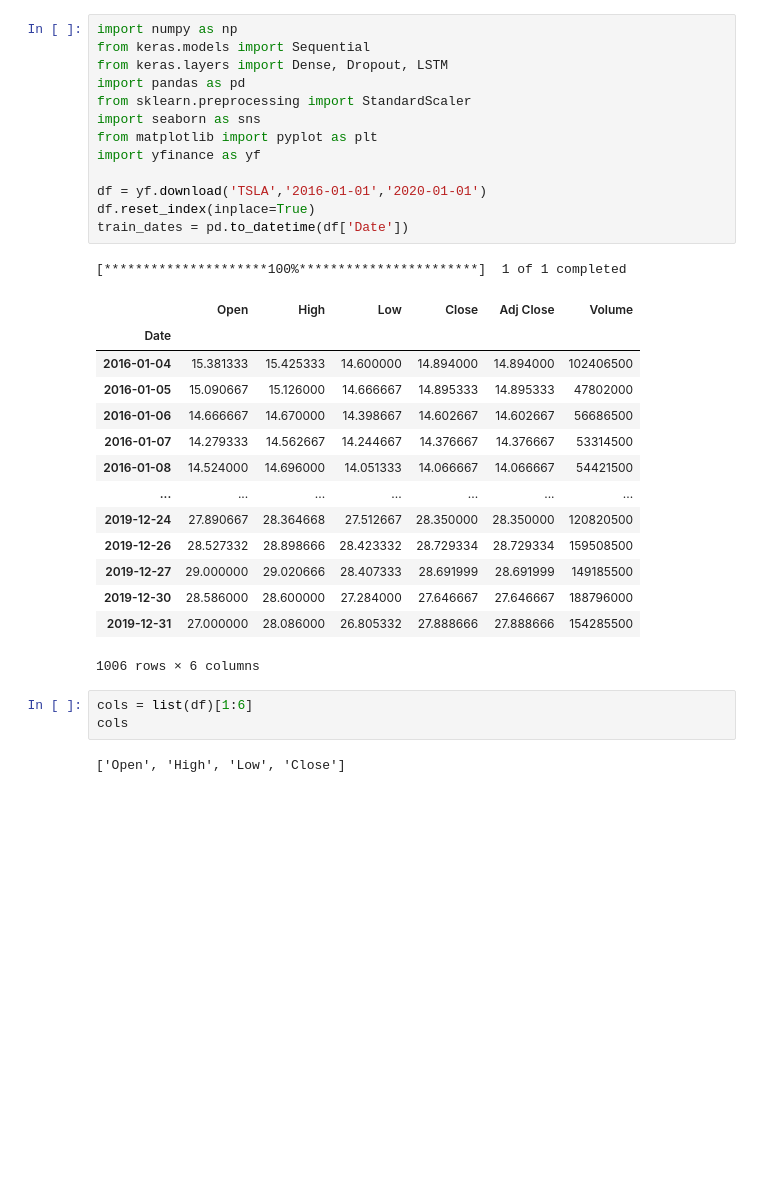
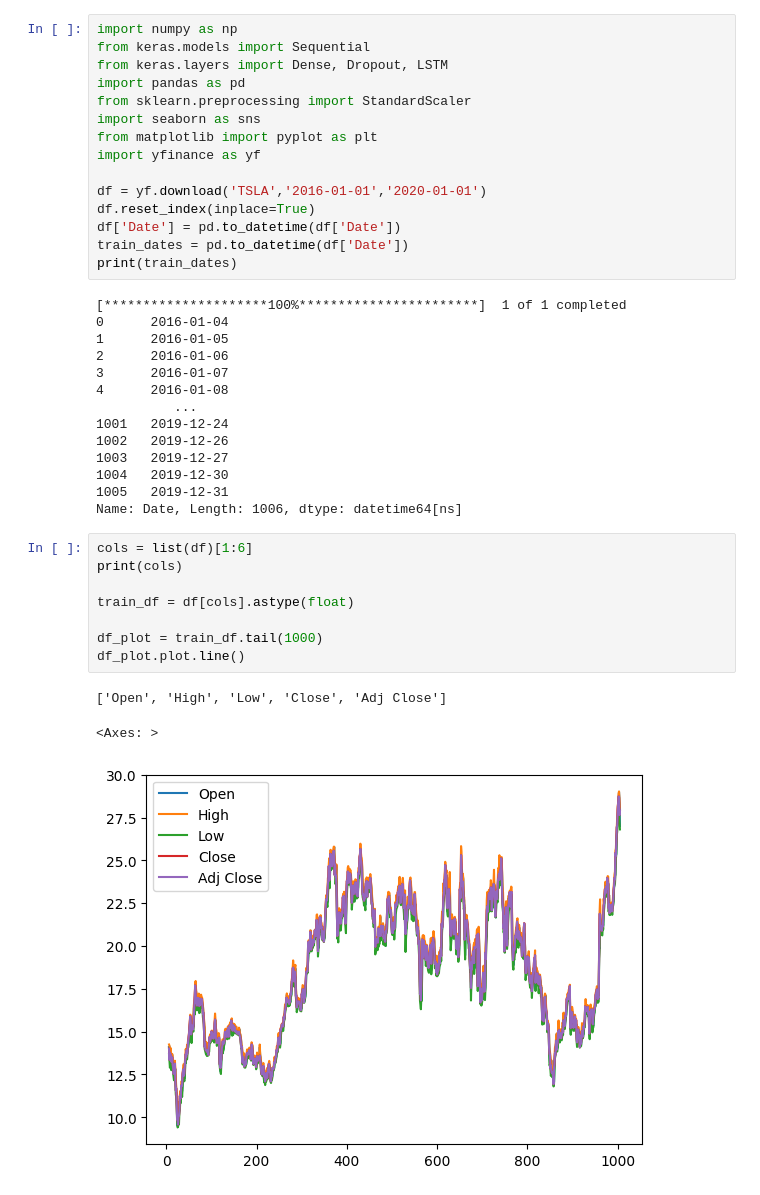
Before and after one commit to pvpswaghd/stock-sentiment-prediction, a Jupyter notebook: model_scripts/lstm_keras.ipynb, the cells around one changed output. Drawn from its saved outputs; the diff is of its cells as text; blank space fills up the shorter version.

```diff
--- a/model_scripts/lstm_keras.ipynb
+++ b/model_scripts/lstm_keras.ipynb
@@ -10,25 +10,32 @@ import yfinance as yf
 
 df = yf.download('TSLA','2016-01-01','2020-01-01')
 df.reset_index(inplace=True)
+df['Date'] = pd.to_datetime(df['Date'])
 train_dates = pd.to_datetime(df['Date'])
+print(train_dates)
 # %% [output]
 [*********************100%***********************]  1 of 1 completed
+0      2016-01-04
+1      2016-01-05
+2      2016-01-06
+3      2016-01-07
+4      2016-01-08
+          ...
+1001   2019-12-24
+1002   2019-12-26
+1003   2019-12-27
+1004   2019-12-30
+1005   2019-12-31
+Name: Date, Length: 1006, dtype: datetime64[ns]
-|  | Open | High | Low | Close | Adj Close | Volume |
-| Date |  |  |  |  |  |  |
-| 2016-01-04 | 15.381333 | 15.425333 | 14.600000 | 14.894000 | 14.894000 | 102406500 |
-| 2016-01-05 | 15.090667 | 15.126000 | 14.666667 | 14.895333 | 14.895333 | 47802000 |
-| 2016-01-06 | 14.666667 | 14.670000 | 14.398667 | 14.602667 | 14.602667 | 56686500 |
-| 2016-01-07 | 14.279333 | 14.562667 | 14.244667 | 14.376667 | 14.376667 | 53314500 |
-| 2016-01-08 | 14.524000 | 14.696000 | 14.051333 | 14.066667 | 14.066667 | 54421500 |
-| ... | ... | ... | ... | ... | ... | ... |
-| 2019-12-24 | 27.890667 | 28.364668 | 27.512667 | 28.350000 | 28.350000 | 120820500 |
-| 2019-12-26 | 28.527332 | 28.898666 | 28.423332 | 28.729334 | 28.729334 | 159508500 |
-| 2019-12-27 | 29.000000 | 29.020666 | 28.407333 | 28.691999 | 28.691999 | 149185500 |
-| 2019-12-30 | 28.586000 | 28.600000 | 27.284000 | 27.646667 | 27.646667 | 188796000 |
-| 2019-12-31 | 27.000000 | 28.086000 | 26.805332 | 27.888666 | 27.888666 | 154285500 |
-1006 rows × 6 columns
 # %%
 cols = list(df)[1:6]
-cols
+print(cols)
+
+train_df = df[cols].astype(float)
+
+df_plot = train_df.tail(1000)
+df_plot.plot.line()
 # %% [output]
-['Open', 'High', 'Low', 'Close']
+['Open', 'High', 'Low', 'Close', 'Adj Close']
+<Axes: >
+[figure, added]
```
Also changed, not shown: parts of 8 cells of this notebook, 1 other file.
